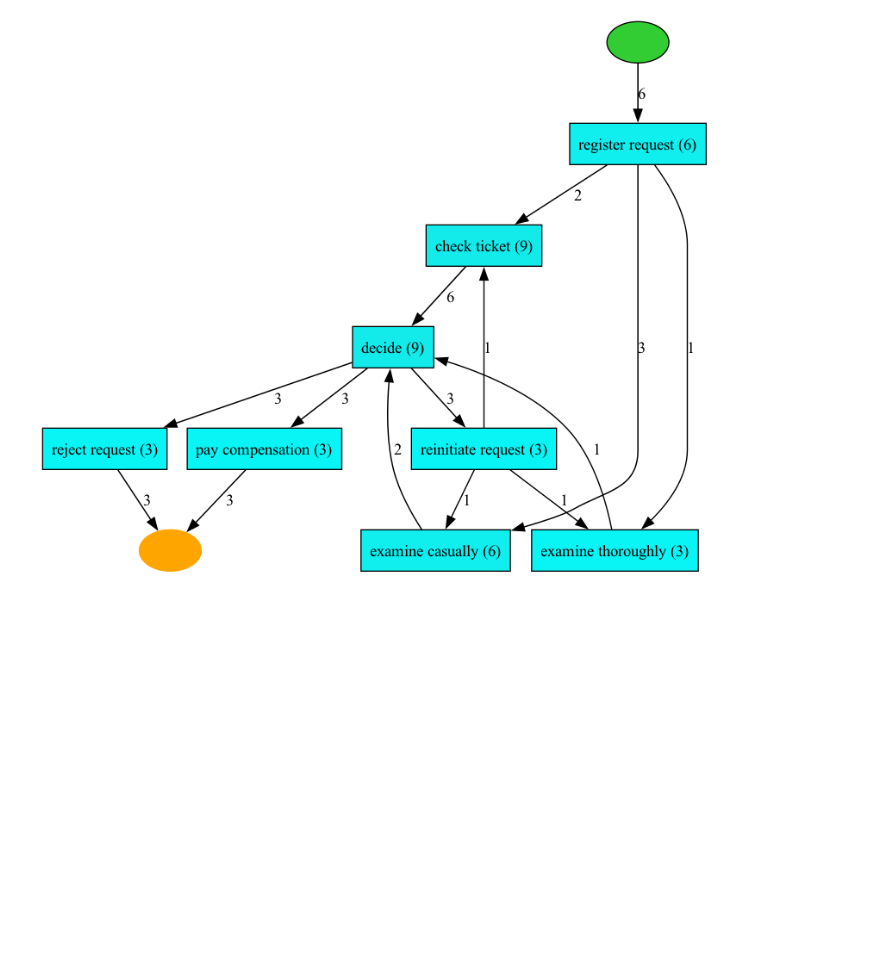
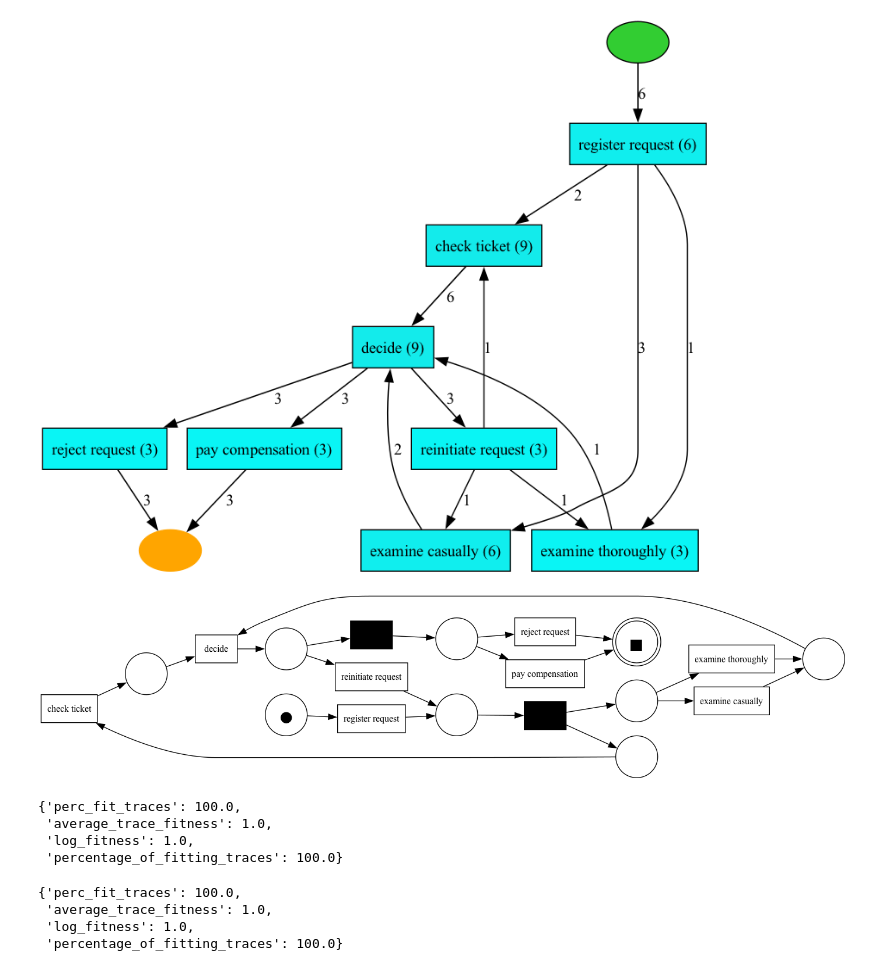
Before and after one commit to SindySA/PKL_Jayantara, a Jupyter notebook: PKL_Data Contoh_New.ipynb, the cells around one changed output. Drawn from its saved outputs; the diff is of its cells as text; code cells hidden in the pictures; blank space fills up the shorter version.

```diff
--- a/PKL_Data Contoh_New.ipynb
+++ b/PKL_Data Contoh_New.ipynb
@@ -215,3 +253,27 @@ map = pm4py.discover_heuristics_net(event_log)
 pm4py.view_heuristics_net(map)
 # %% [output]
 [figure]
+# %%
+#Conformance Checking
+#Petrinet menggunakan CSV
+petri_net,im,fm = pm4py.discover_petri_net_inductive(event_log_csv)
+#im: initial marking, fm:final marking
+pm4py.view_petri_net(petri_net,im,fm)
+# %% [output]
+[figure, added]
+# %%
+#Confermance Checking
+pm4py.fitness_token_based_replay(event_log_csv, petri_net,im,fm)
+# %% [output]
+{'perc_fit_traces': 100.0,
+ 'average_trace_fitness': 1.0,
+ 'log_fitness': 1.0,
+ 'percentage_of_fitting_traces': 100.0}
+# %%
+pn, im, fm = pm4py.convert_to_petri_net(process_tree)
+pm4py.fitness_token_based_replay(event_log, pn, im, fm)
+# %% [output]
+{'perc_fit_traces': 100.0,
+ 'average_trace_fitness': 1.0,
+ 'log_fitness': 1.0,
+ 'percentage_of_fitting_traces': 100.0}
```
Also changed, not shown: parts of 14 cells of this notebook.
